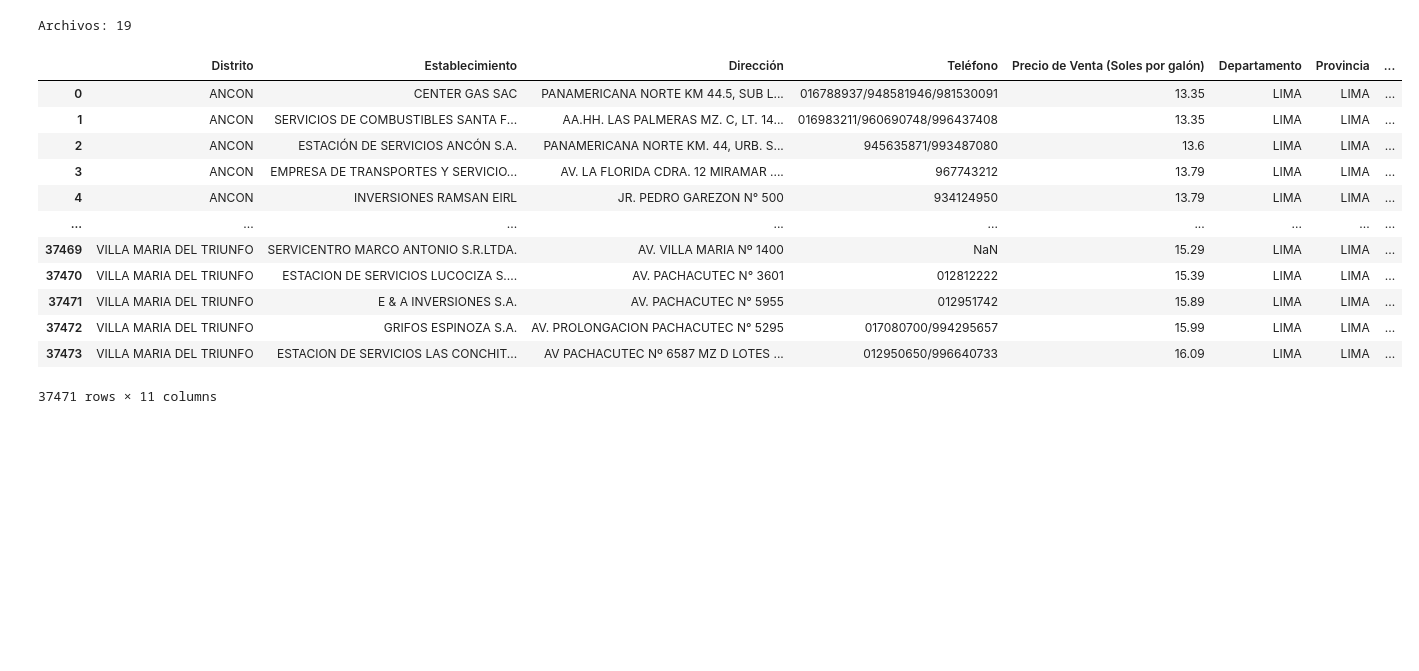
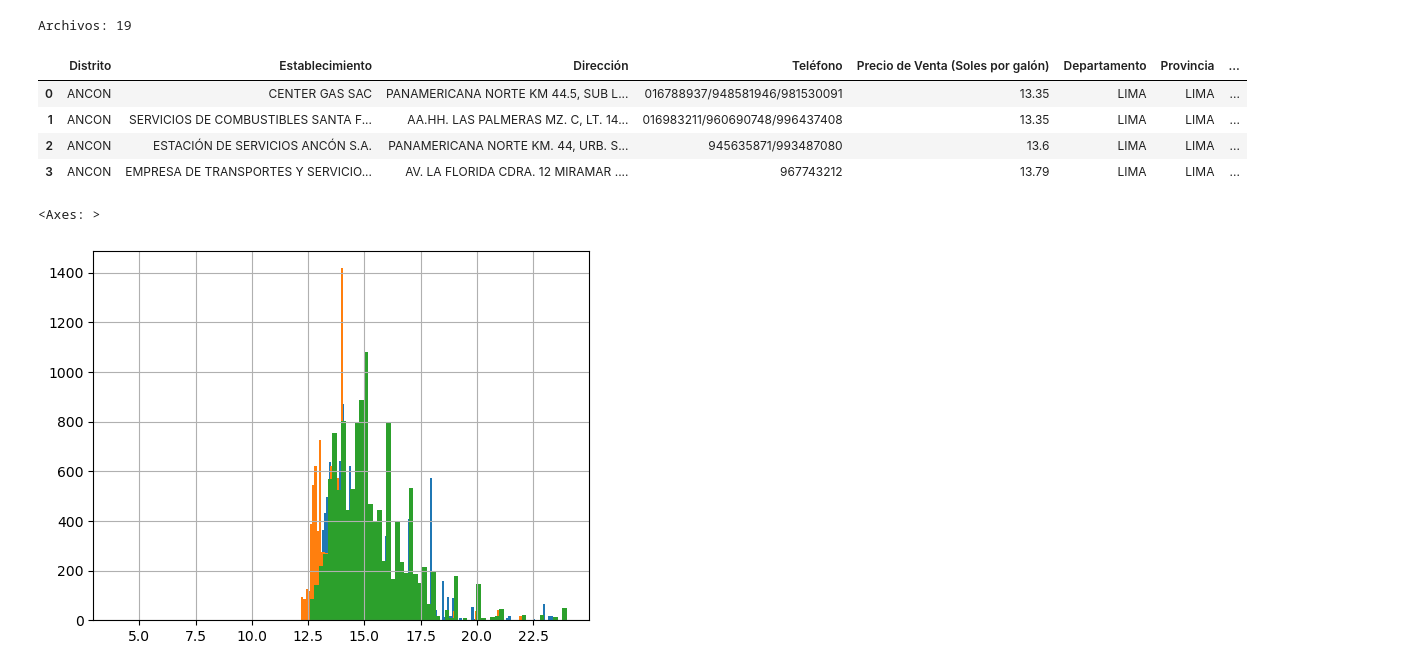
Before and after one commit to jhersoncueva/PEU_INEI_Proyecto_Integrador_IPC, a Jupyter notebook: ipc-webscraping/clean_osinergmin.ipynb, the cells around one changed output. Drawn from its saved outputs; the diff is of its cells as text; code cells hidden in the pictures; blank space fills up the shorter version.

```diff
--- a/ipc-webscraping/clean_osinergmin.ipynb
+++ b/ipc-webscraping/clean_osinergmin.ipynb
@@ -4,39 +4,31 @@ import glob
 # %%
 # Carpeta - data diaria
 ruta = "data/raw/osinergmin/"
 archivos = sorted(glob.glob(ruta + "osinergmin_*.csv"))
 
 print(f"Archivos: {len(archivos)}")
 
 dfs = []
 
 for archivo in archivos:
     try:
         df = pd.read_csv(archivo)
         df["__origen__"] = archivo  # para rastrear el archivo
         dfs.append(df)
     except Exception as e:
         print(f"Error leyendo {archivo}: {e}")
 
 # Concatenar todo
 osinerg = pd.concat(dfs, ignore_index=True)
 
 # Remover duplicados por si existen repeticiones
 osinerg = osinerg.drop_duplicates()
 # osinerg.to_csv("data/consolidated/combustibles/osinergmin.csv", index=False)
-osinerg
+osinerg.head(4)
 # %% [output]
 Archivos: 19
 |  | Distrito | Establecimiento | Dirección | Teléfono | Precio de Venta (Soles por galón) | Departamento | Provincia | ... |
 | 0 | ANCON | CENTER GAS SAC | PANAMERICANA NORTE KM 44.5, SUB L... | 016788937/948581946/981530091 | 13.35 | LIMA | LIMA | ... |
 | 1 | ANCON | SERVICIOS DE COMBUSTIBLES SANTA F... | AA.HH. LAS PALMERAS MZ. C, LT. 14... | 016983211/960690748/996437408 | 13.35 | LIMA | LIMA | ... |
 | 2 | ANCON | ESTACIÓN DE SERVICIOS ANCÓN S.A. | PANAMERICANA NORTE KM. 44, URB. S... | 945635871/993487080 | 13.6 | LIMA | LIMA | ... |
 | 3 | ANCON | EMPRESA DE TRANSPORTES Y SERVICIO... | AV. LA FLORIDA CDRA. 12 MIRAMAR .... | 967743212 | 13.79 | LIMA | LIMA | ... |
-| 4 | ANCON | INVERSIONES RAMSAN EIRL | JR. PEDRO GAREZON N° 500 | 934124950 | 13.79 | LIMA | LIMA | ... |
-| ... | ... | ... | ... | ... | ... | ... | ... | ... |
-| 37469 | VILLA MARIA DEL TRIUNFO | SERVICENTRO MARCO ANTONIO S.R.LTDA. | AV. VILLA MARIA Nº 1400 | NaN | 15.29 | LIMA | LIMA | ... |
-| 37470 | VILLA MARIA DEL TRIUNFO | ESTACION DE SERVICIOS LUCOCIZA S.... | AV. PACHACUTEC N° 3601 | 012812222 | 15.39 | LIMA | LIMA | ... |
-| 37471 | VILLA MARIA DEL TRIUNFO | E & A INVERSIONES S.A. | AV. PACHACUTEC N° 5955 | 012951742 | 15.89 | LIMA | LIMA | ... |
-| 37472 | VILLA MARIA DEL TRIUNFO | GRIFOS ESPINOZA S.A. | AV. PROLONGACION PACHACUTEC N° 5295 | 017080700/994295657 | 15.99 | LIMA | LIMA | ... |
-| 37473 | VILLA MARIA DEL TRIUNFO | ESTACION DE SERVICIOS LAS CONCHIT... | AV PACHACUTEC Nº 6587 MZ D LOTES ... | 012950650/996640733 | 16.09 | LIMA | LIMA | ... |
-37471 rows × 11 columns
@@ -44,0 +35,7 @@ consolidado
+# %%
+osinerg[osinerg["Producto"]=="DB5 S-50 UV"].Precio.hist(bins=100)
+osinerg[osinerg["Producto"]=="Gasohol Regular"].Precio.hist(bins=100)
+osinerg[osinerg["Producto"]=="Gasohol Premium"].Precio.hist(bins=100)
+# %% [output]
+<Axes: >
+[figure, added]
```
Also changed, not shown: parts of 9 cells of this notebook.
